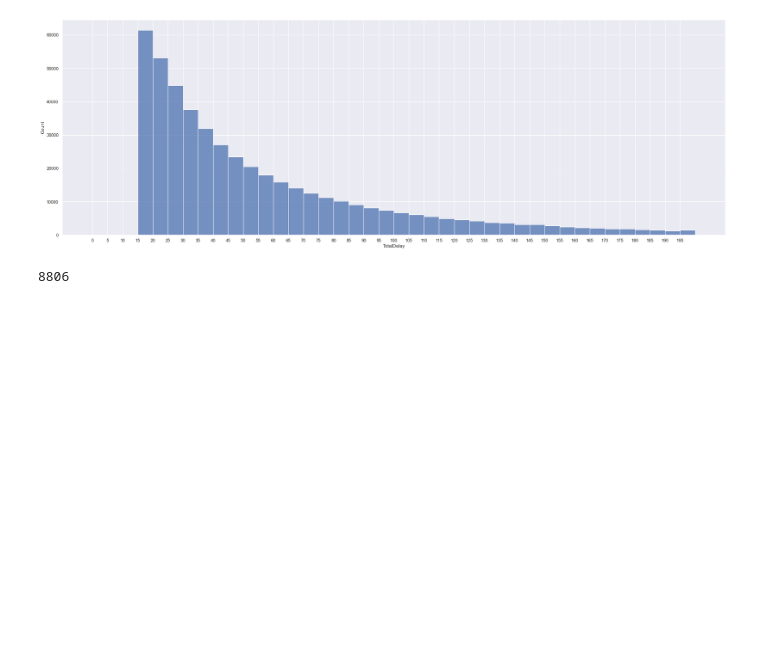
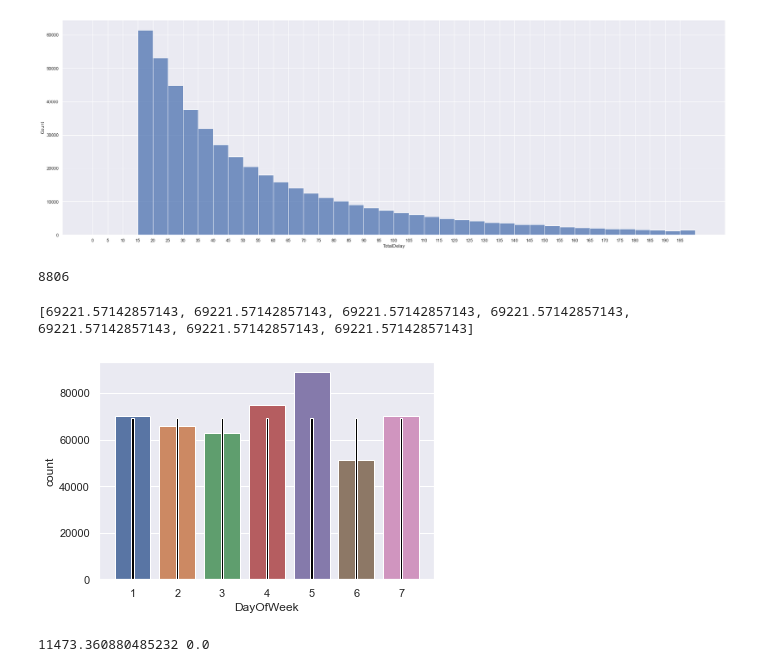
Before and after one commit to snikenbusper/Flight-Delay-Analysis, a Jupyter notebook: Flight Delay.ipynb, the cells around one changed output. Drawn from its saved outputs; the diff is of its cells as text; code cells hidden in the pictures; blank space fills up the shorter version.

```diff
--- a/Flight Delay.ipynb
+++ b/Flight Delay.ipynb
@@ -210,15 +213,17 @@ print(count_outliers("TotalDelay"))
 # %%
 col = "DayOfWeek"
 DayOfWeek_DelayCount_observed = data.groupby(["DayOfWeek"]).count()["Date"]
-DayOfWeek_DelayCount_expected = [sum(observed)/len(observed) for _ in range(len(observed))] #we expect a uniform distribution of amount of delay
+DayOfWeek_DelayCount_expected = [sum(DayOfWeek_DelayCount_observed)/len(DayOfWeek_DelayCount_observed) for _ in range(len(DayOfWeek_DelayCount_observed))] #we expect a uniform distribution of amount of delay
 sns.countplot(data[col])
-print(expected)
-plt.bar(x=[i for i in range(7)], height=expected, color="black", width=0.01)
+print(DayOfWeek_DelayCount_expected)
+plt.bar(x=[i for i in range(7)], height=DayOfWeek_DelayCount_expected, color="black", width=0.05)
 plt.show()
+# %% [output]
+[69221.57142857143, 69221.57142857143, 69221.57142857143, 69221.57142857143, 69221.57142857143, 69221.57142857143, 69221.57142857143]
+[figure, added]
 # %%
 #chi square goodness of fit test to see if the variation of delay counts throughout days of the week is due to random chance or not
-print(DayOfWeek_DelayCount_observed)
-print(DayOfWeek_DelayCount_expected)
+
 
 #null hypothesis = there is no significant difference between the observed data and the expecred data
 stat, p = stats.chisquare(DayOfWeek_DelayCount_observed, f_exp=DayOfWeek_DelayCount_expected)
@@ -226,6 +231,8 @@ print(stat, p)
 #we use alpha = 0.05
 #p value is small enough so observed data is significantly different from expected value
 #The day of the week has an influence on the number of delays
+# %% [output]
+11473.360880485232 0.0
 # %%
 Month_DelayCount_observed = data.groupby("Month").count()["Date"]
 Month_DelayCount_expected = [sum(Month_DelayCount_observed)/len(Month_DelayCount_observed) for _ in range(len(Month_DelayCount_observed))]
```
Also changed, not shown: parts of 11 cells of this notebook.
